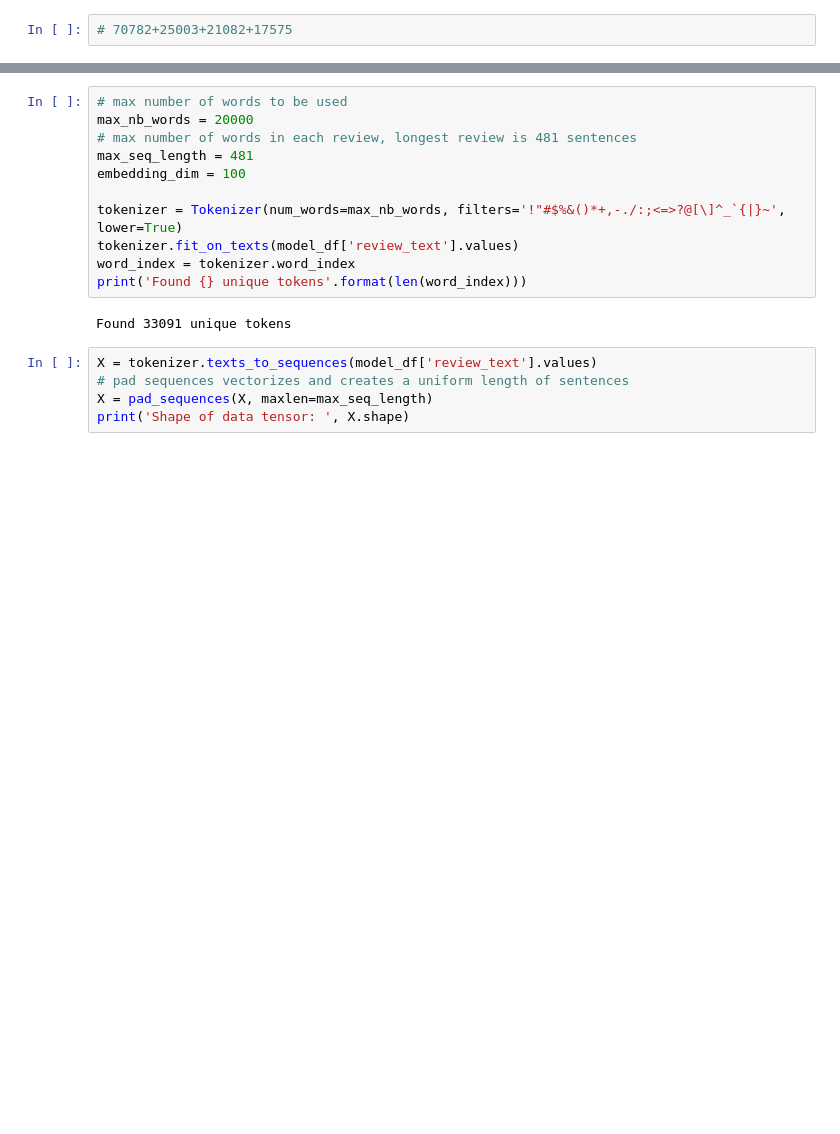
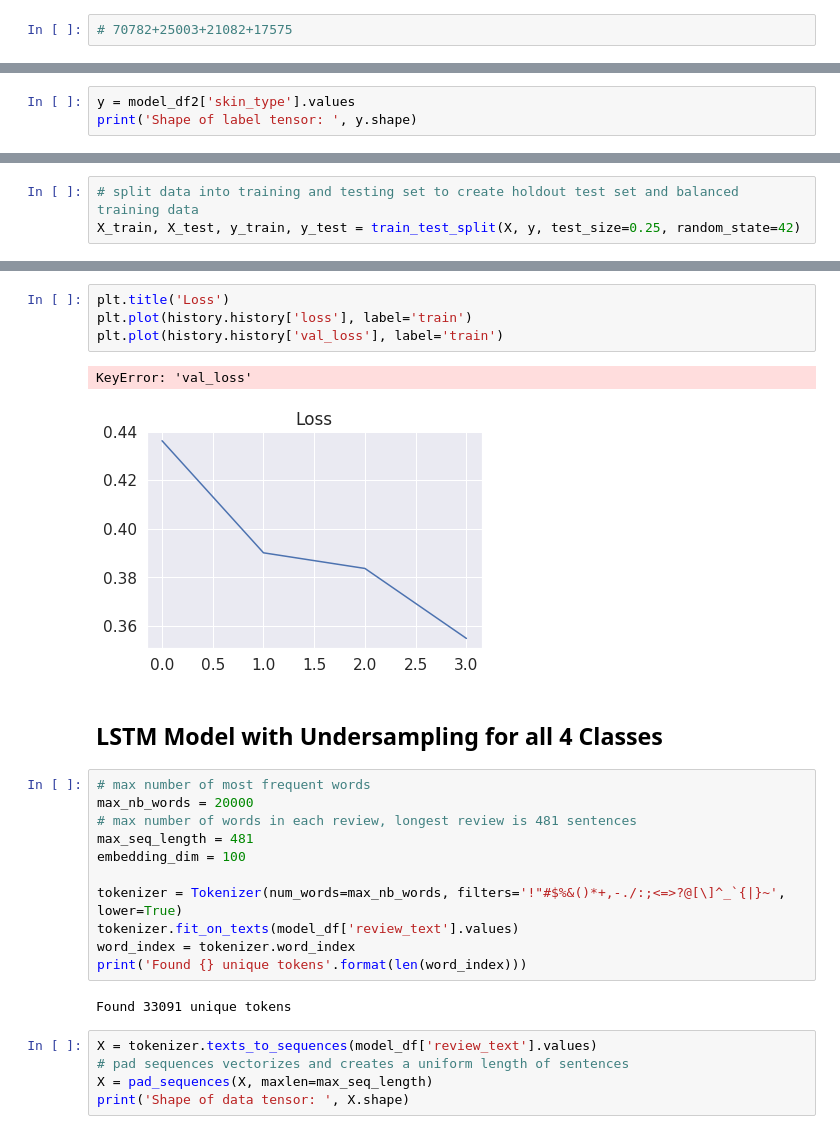
Before and after one commit to nicleong27/Beauty_Reviews, a Jupyter notebook: LSTM_Model.ipynb, the cells around one changed output, grey strips where cells are left out. Saved outputs shown, nothing was run; the diff lists cells and outputs as text; blank space fills up the shorter version.

```diff
--- a/LSTM_Model.ipynb
+++ b/LSTM_Model.ipynb
@@ -95,0 +124,3 @@ Name: skin_type, dtype: int64
+# %%
+y = model_df2['skin_type'].values
+print('Shape of label tensor: ', y.shape)
@@ -95,0 +129,3 @@ Name: skin_type, dtype: int64
+# %%
+# split data into training and testing set to create holdout test set and balanced training data
+X_train, X_test, y_train, y_test = train_test_split(X, y, test_size=0.25, random_state=42)
@@ -96,5 +207,14 @@ Name: skin_type, dtype: int64
+# %%
+plt.title('Loss')
+plt.plot(history.history['loss'], label='train')
+plt.plot(history.history['val_loss'], label='train')
+# %% [output]
+KeyError: 'val_loss'
+[figure, added]
+# %% [markdown]
+## LSTM Model with Undersampling for all 4 Classes
 # %%
-# max number of words to be used
+# max number of most frequent words
 max_nb_words = 20000
 # max number of words in each review, longest review is 481 sentences
 max_seq_length = 481
```
Also changed, not shown: parts of 27 cells of this notebook.
